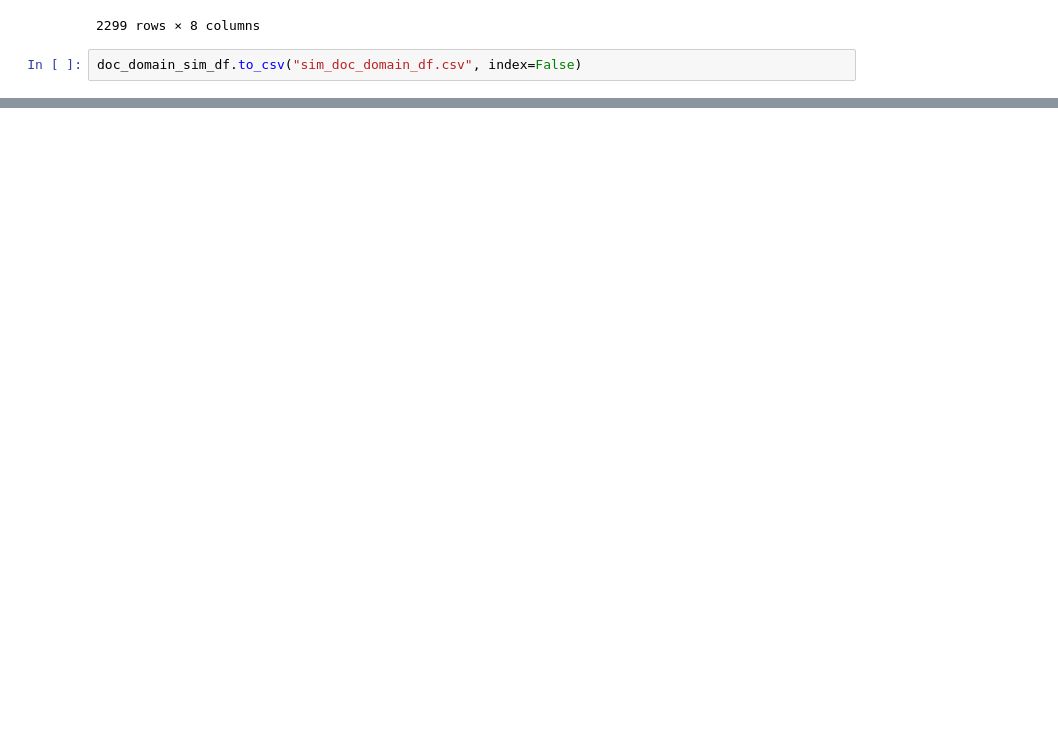
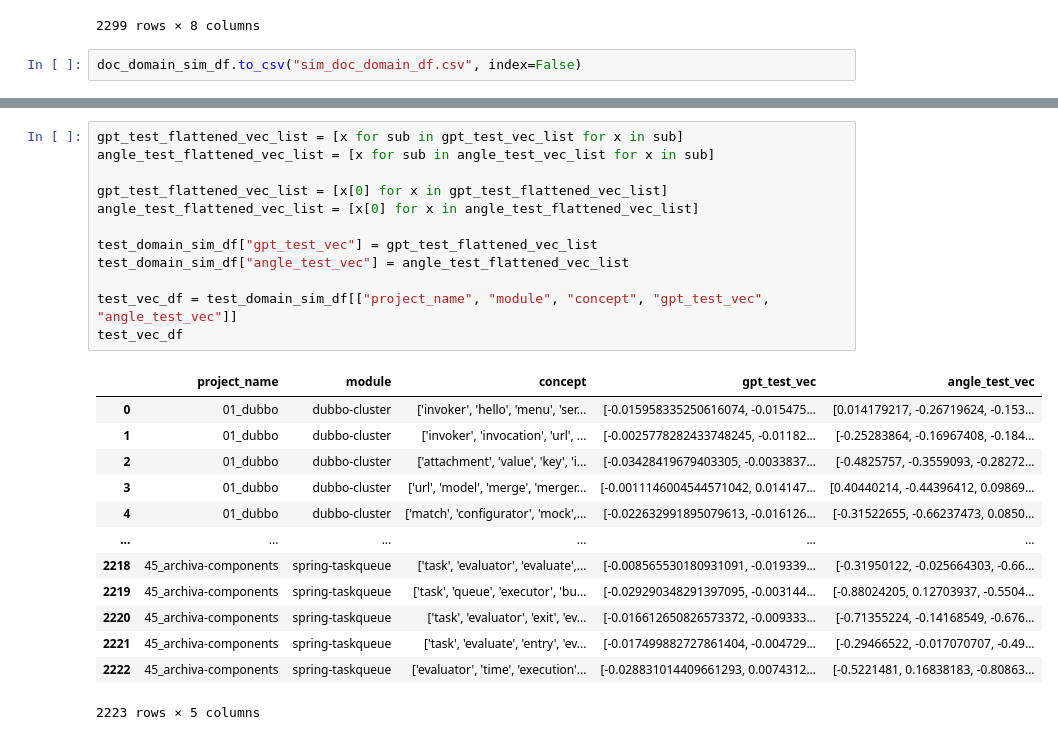
Before and after one commit to zakipauzi/concept-domain-coverage, a Jupyter notebook: 2_vectorising.ipynb, the cells around one changed output, grey strips where cells are left out. Cells and saved outputs as stored; diff of their text form; blank space fills up the shorter version.

```diff
--- a/2_vectorising.ipynb
+++ b/2_vectorising.ipynb
@@ -808,0 +912,26 @@ doc_domain_sim_df.to_csv("sim_doc_domain_df.csv", index=False)
+# %%
+gpt_test_flattened_vec_list = [x for sub in gpt_test_vec_list for x in sub]
+angle_test_flattened_vec_list = [x for sub in angle_test_vec_list for x in sub]
+
+gpt_test_flattened_vec_list = [x[0] for x in gpt_test_flattened_vec_list]
+angle_test_flattened_vec_list = [x[0] for x in angle_test_flattened_vec_list]
+
+test_domain_sim_df["gpt_test_vec"] = gpt_test_flattened_vec_list
+test_domain_sim_df["angle_test_vec"] = angle_test_flattened_vec_list
+
+test_vec_df = test_domain_sim_df[["project_name", "module", "concept", "gpt_test_vec", "angle_test_vec"]]
+test_vec_df
+# %% [output]
+|  | project_name | module | concept | gpt_test_vec | angle_test_vec |
+| 0 | 01_dubbo | dubbo-cluster | ['invoker', 'hello', 'menu', 'ser... | [-0.015958335250616074, -0.015475... | [0.014179217, -0.26719624, -0.153... |
+| 1 | 01_dubbo | dubbo-cluster | ['invoker', 'invocation', 'url', ... | [-0.0025778282433748245, -0.01182... | [-0.25283864, -0.16967408, -0.184... |
+| 2 | 01_dubbo | dubbo-cluster | ['attachment', 'value', 'key', 'i... | [-0.03428419679403305, -0.0033837... | [-0.4825757, -0.3559093, -0.28272... |
+| 3 | 01_dubbo | dubbo-cluster | ['url', 'model', 'merge', 'merger... | [-0.0011146004544571042, 0.014147... | [0.40440214, -0.44396412, 0.09869... |
+| 4 | 01_dubbo | dubbo-cluster | ['match', 'configurator', 'mock',... | [-0.022632991895079613, -0.016126... | [-0.31522655, -0.66237473, 0.0850... |
+| ... | ... | ... | ... | ... | ... |
+| 2218 | 45_archiva-components | spring-taskqueue | ['task', 'evaluator', 'evaluate',... | [-0.008565530180931091, -0.019339... | [-0.31950122, -0.025664303, -0.66... |
+| 2219 | 45_archiva-components | spring-taskqueue | ['task', 'queue', 'executor', 'bu... | [-0.029290348291397095, -0.003144... | [-0.88024205, 0.12703937, -0.5504... |
+| 2220 | 45_archiva-components | spring-taskqueue | ['task', 'evaluator', 'exit', 'ev... | [-0.016612650826573372, -0.009333... | [-0.71355224, -0.14168549, -0.676... |
+| 2221 | 45_archiva-components | spring-taskqueue | ['task', 'evaluate', 'entry', 'ev... | [-0.017499882727861404, -0.004729... | [-0.29466522, -0.017070707, -0.49... |
+| 2222 | 45_archiva-components | spring-taskqueue | ['evaluator', 'time', 'execution'... | [-0.028831014409661293, 0.0074312... | [-0.5221481, 0.16838183, -0.80863... |
+2223 rows × 5 columns
```
Also changed, not shown: parts of 15 cells of this notebook, 2 other files.
